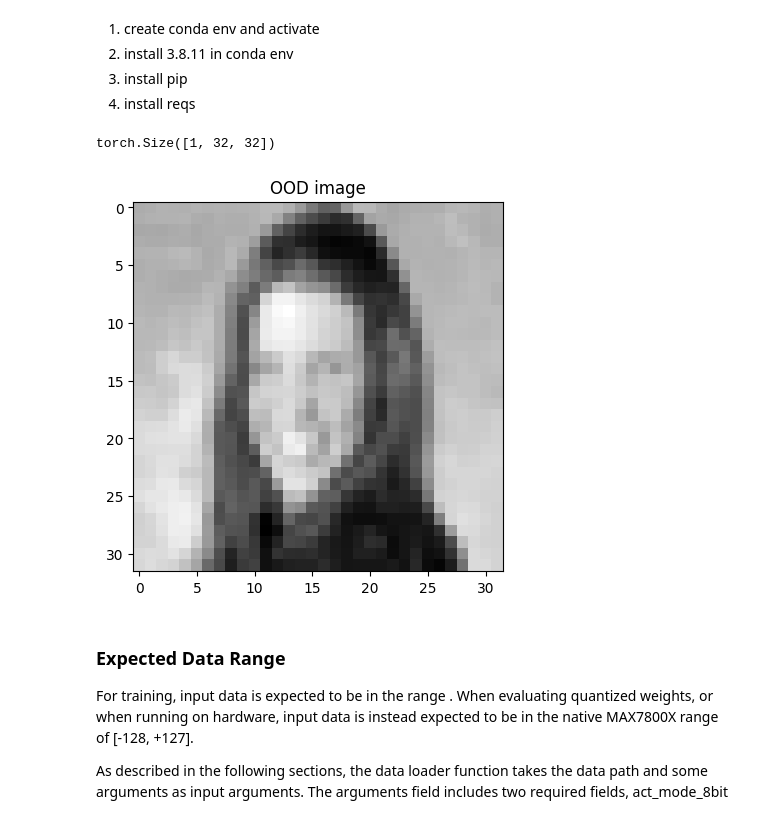
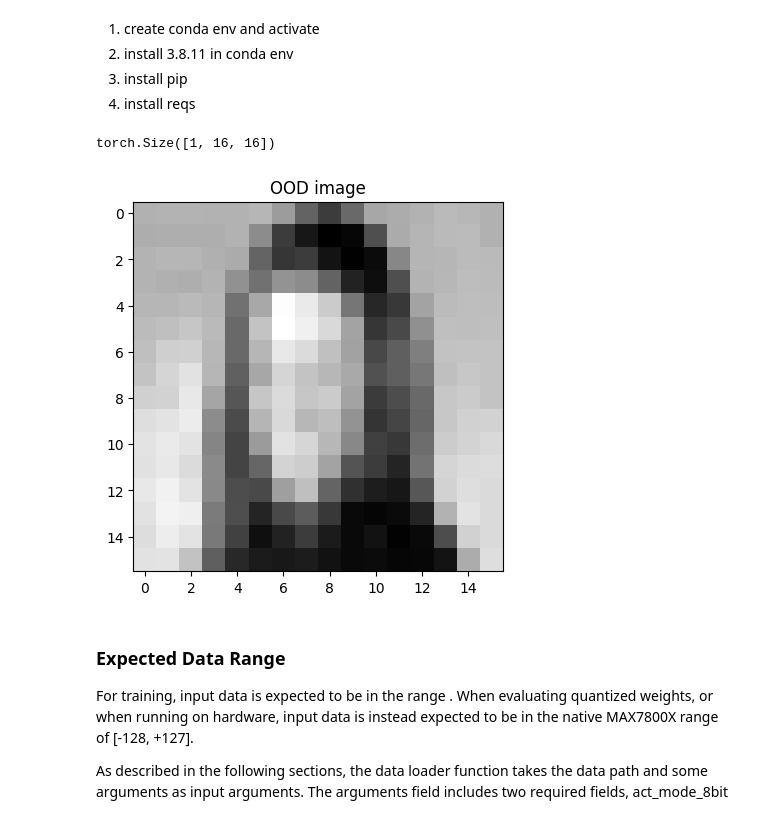
Before and after one commit to bitmorse/bearings-max78000, a Jupyter notebook: playground.ipynb, the cells around one changed output. Saved outputs shown, nothing was run; the diff lists cells and outputs as text; code cells hidden in the pictures.

```diff
--- a/playground.ipynb
+++ b/playground.ipynb
@@ -56,18 +72,18 @@ def infer(model, input_img):
 # %%
 #read ood.png image
 ood_img = read_image('../ai8x-training/data/memes/test/ood.png')
 #convert from png to rgb
 ood_img = transforms.functional.to_pil_image(ood_img)
 ood_img = transforms.functional.to_grayscale(ood_img, num_output_channels=1)
-ood_img = transforms.functional.resize(ood_img, (32,32))
+ood_img = transforms.functional.resize(ood_img, (16,16))
 ood_img = transforms.functional.to_tensor(ood_img)
 
 plt.title("OOD image")
 plt.imshow(ood_img.squeeze(), cmap='gray')
 print(ood_img.shape)
 # %% [output]
-torch.Size([1, 32, 32])
+torch.Size([1, 16, 16])
-[figure, old version]
+[figure, new version]
 # %% [markdown]
 ### Expected Data Range
 
```
Also changed, not shown: parts of 12 cells of this notebook, 26 other files.
